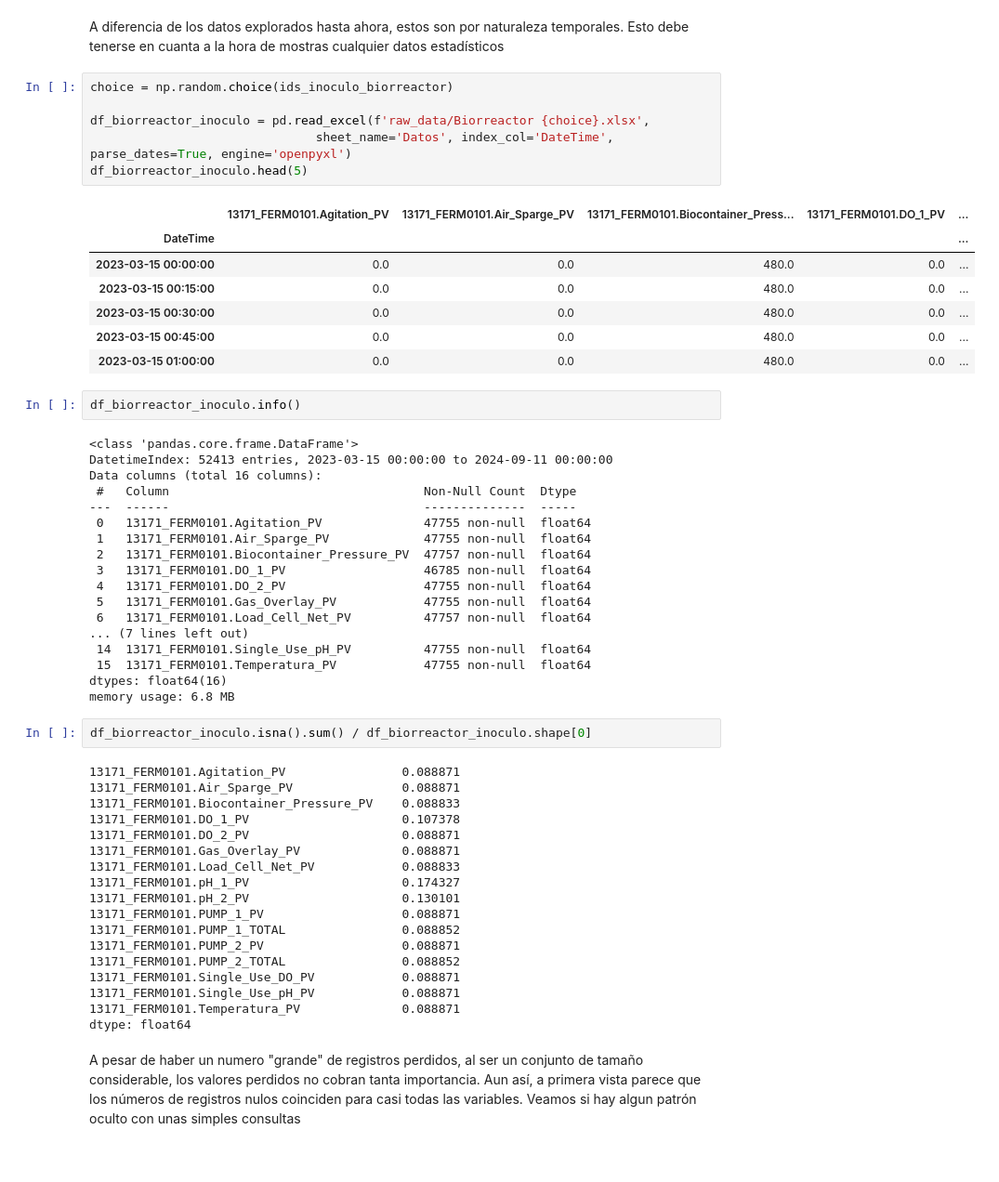
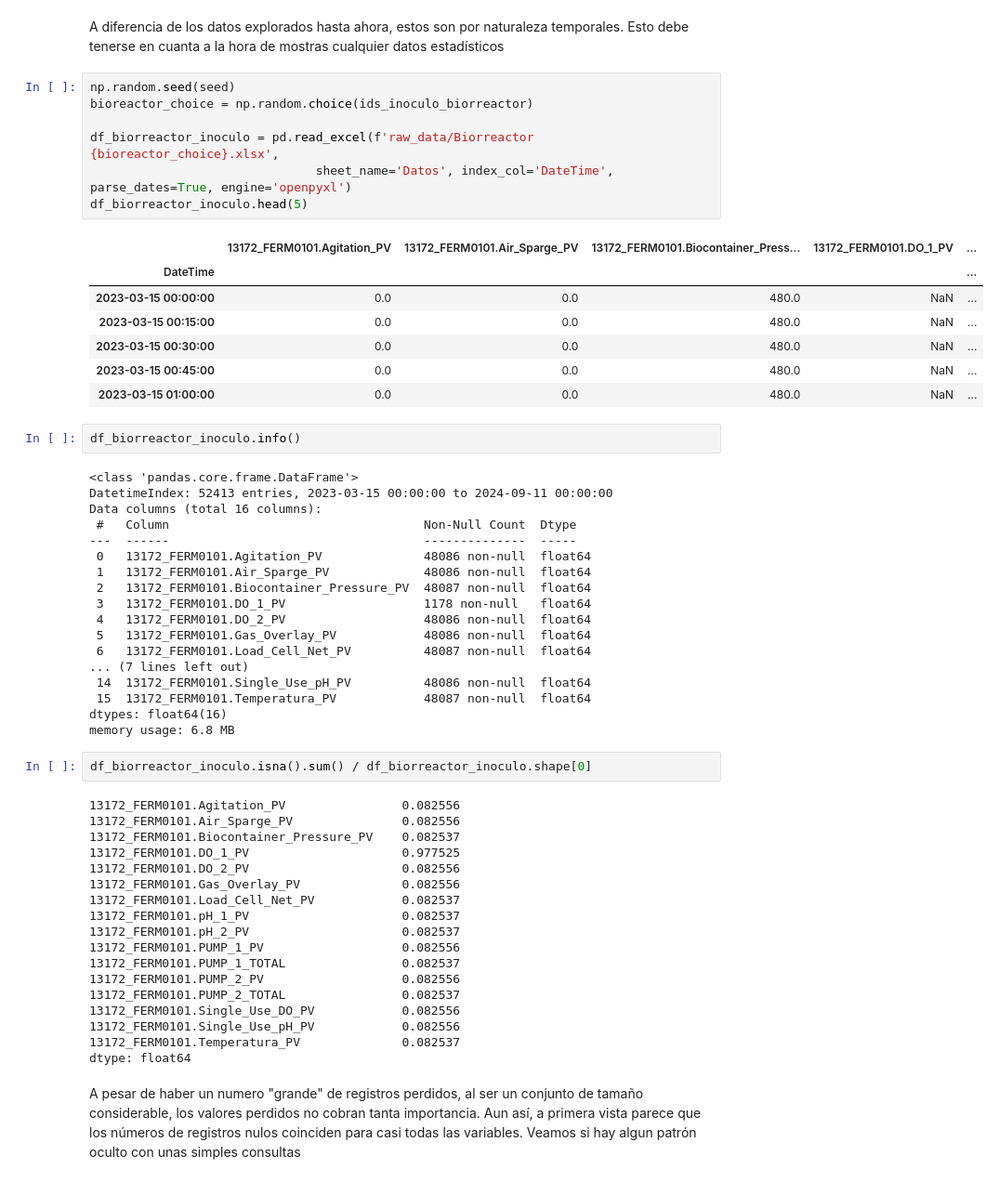
Before and after one commit to nikodyulger/datathon-los-forajidos, a Jupyter notebook: exploracion.ipynb, the cells around one changed output. Shown at 93% size. Saved outputs shown, nothing was run; the diff lists cells and outputs as text.

```diff
--- a/exploracion.ipynb
+++ b/exploracion.ipynb
@@ -627,19 +627,20 @@ Dado que el formato de datos es el mismo para todos los bioreactores, cogeremos
 # %% [markdown]
 A diferencia de los datos explorados hasta ahora, estos son por naturaleza temporales. Esto debe tenerse en cuanta a la hora de mostras cualquier datos estadísticos
 # %%
-choice = np.random.choice(ids_inoculo_biorreactor)
+np.random.seed(seed)
+bioreactor_choice = np.random.choice(ids_inoculo_biorreactor)
 
-df_biorreactor_inoculo = pd.read_excel(f'raw_data/Biorreactor {choice}.xlsx',
+df_biorreactor_inoculo = pd.read_excel(f'raw_data/Biorreactor {bioreactor_choice}.xlsx',
                                sheet_name='Datos', index_col='DateTime', parse_dates=True, engine='openpyxl')
 df_biorreactor_inoculo.head(5)
 # %% [output]
-|  | 13171_FERM0101.Agitation_PV | 13171_FERM0101.Air_Sparge_PV | 13171_FERM0101.Biocontainer_Press... | 13171_FERM0101.DO_1_PV | ... |
+|  | 13172_FERM0101.Agitation_PV | 13172_FERM0101.Air_Sparge_PV | 13172_FERM0101.Biocontainer_Press... | 13172_FERM0101.DO_1_PV | ... |
 | DateTime |  |  |  |  | ... |
-| 2023-03-15 00:00:00 | 0.0 | 0.0 | 480.0 | 0.0 | ... |
-| 2023-03-15 00:15:00 | 0.0 | 0.0 | 480.0 | 0.0 | ... |
-| 2023-03-15 00:30:00 | 0.0 | 0.0 | 480.0 | 0.0 | ... |
-| 2023-03-15 00:45:00 | 0.0 | 0.0 | 480.0 | 0.0 | ... |
-| 2023-03-15 01:00:00 | 0.0 | 0.0 | 480.0 | 0.0 | ... |
+| 2023-03-15 00:00:00 | 0.0 | 0.0 | 480.0 | NaN | ... |
+| 2023-03-15 00:15:00 | 0.0 | 0.0 | 480.0 | NaN | ... |
+| 2023-03-15 00:30:00 | 0.0 | 0.0 | 480.0 | NaN | ... |
+| 2023-03-15 00:45:00 | 0.0 | 0.0 | 480.0 | NaN | ... |
+| 2023-03-15 01:00:00 | 0.0 | 0.0 | 480.0 | NaN | ... |
 # %%
 df_biorreactor_inoculo.info()
 # %% [output]
@@ -648,37 +649,37 @@ DatetimeIndex: 52413 entries, 2023-03-15 00:00:00 to 2024-09-11 00:00:00
 Data columns (total 16 columns):
  #   Column                                   Non-Null Count  Dtype
 ---  ------                                   --------------  -----
- 0   13171_FERM0101.Agitation_PV              47755 non-null  float64
- 1   13171_FERM0101.Air_Sparge_PV             47755 non-null  float64
- 2   13171_FERM0101.Biocontainer_Pressure_PV  47757 non-null  float64
- 3   13171_FERM0101.DO_1_PV                   46785 non-null  float64
- 4   13171_FERM0101.DO_2_PV                   47755 non-null  float64
- 5   13171_FERM0101.Gas_Overlay_PV            47755 non-null  float64
- 6   13171_FERM0101.Load_Cell_Net_PV          47757 non-null  float64
+ 0   13172_FERM0101.Agitation_PV              48086 non-null  float64
+ 1   13172_FERM0101.Air_Sparge_PV             48086 non-null  float64
+ 2   13172_FERM0101.Biocontainer_Pressure_PV  48087 non-null  float64
+ 3   13172_FERM0101.DO_1_PV                   1178 non-null   float64
+ 4   13172_FERM0101.DO_2_PV                   48086 non-null  float64
+ 5   13172_FERM0101.Gas_Overlay_PV            48086 non-null  float64
+ 6   13172_FERM0101.Load_Cell_Net_PV          48087 non-null  float64
 ... (7 lines left out)
- 14  13171_FERM0101.Single_Use_pH_PV          47755 non-null  float64
- 15  13171_FERM0101.Temperatura_PV            47755 non-null  float64
+ 14  13172_FERM0101.Single_Use_pH_PV          48086 non-null  float64
+ 15  13172_FERM0101.Temperatura_PV            48087 non-null  float64
 dtypes: float64(16)
 memory usage: 6.8 MB
 # %%
 df_biorreactor_inoculo.isna().sum() / df_biorreactor_inoculo.shape[0]
 # %% [output]
-13171_FERM0101.Agitation_PV                0.088871
-13171_FERM0101.Air_Sparge_PV               0.088871
-13171_FERM0101.Biocontainer_Pressure_PV    0.088833
-13171_FERM0101.DO_1_PV                     0.107378
-13171_FERM0101.DO_2_PV                     0.088871
-13171_FERM0101.Gas_Overlay_PV              0.088871
-13171_FERM0101.Load_Cell_Net_PV            0.088833
-13171_FERM0101.pH_1_PV                     0.174327
-13171_FERM0101.pH_2_PV                     0.130101
-13171_FERM0101.PUMP_1_PV                   0.088871
-13171_FERM0101.PUMP_1_TOTAL                0.088852
-13171_FERM0101.PUMP_2_PV                   0.088871
-13171_FERM0101.PUMP_2_TOTAL                0.088852
-13171_FERM0101.Single_Use_DO_PV            0.088871
-13171_FERM0101.Single_Use_pH_PV            0.088871
-13171_FERM0101.Temperatura_PV              0.088871
+13172_FERM0101.Agitation_PV                0.082556
+13172_FERM0101.Air_Sparge_PV               0.082556
+13172_FERM0101.Biocontainer_Pressure_PV    0.082537
+13172_FERM0101.DO_1_PV                     0.977525
+13172_FERM0101.DO_2_PV                     0.082556
+13172_FERM0101.Gas_Overlay_PV              0.082556
+13172_FERM0101.Load_Cell_Net_PV            0.082537
+13172_FERM0101.pH_1_PV                     0.082537
+13172_FERM0101.pH_2_PV                     0.082537
+13172_FERM0101.PUMP_1_PV                   0.082556
+13172_FERM0101.PUMP_1_TOTAL                0.082537
+13172_FERM0101.PUMP_2_PV                   0.082556
+13172_FERM0101.PUMP_2_TOTAL                0.082537
+13172_FERM0101.Single_Use_DO_PV            0.082556
+13172_FERM0101.Single_Use_pH_PV            0.082556
+13172_FERM0101.Temperatura_PV              0.082537
 dtype: float64
 # %% [markdown]
 A pesar de haber un numero "grande" de registros perdidos, al ser un conjunto de tamaño considerable, los valores perdidos no cobran tanta importancia. Aun así, a primera vista parece que los números de registros nulos coinciden para casi todas las variables. Veamos si hay algun patrón oculto con unas simples consultas
```
Also changed, not shown: parts of 21 cells of this notebook, 1 other file.
